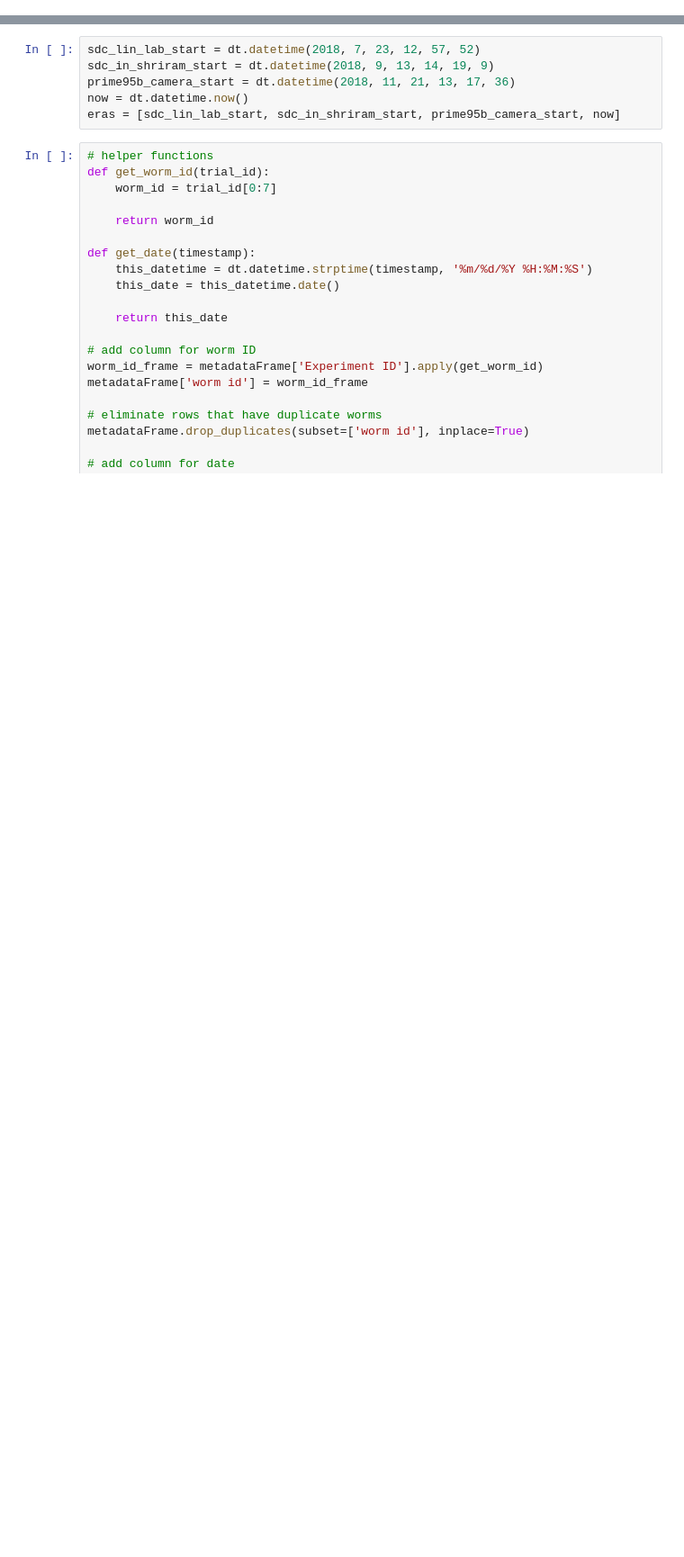
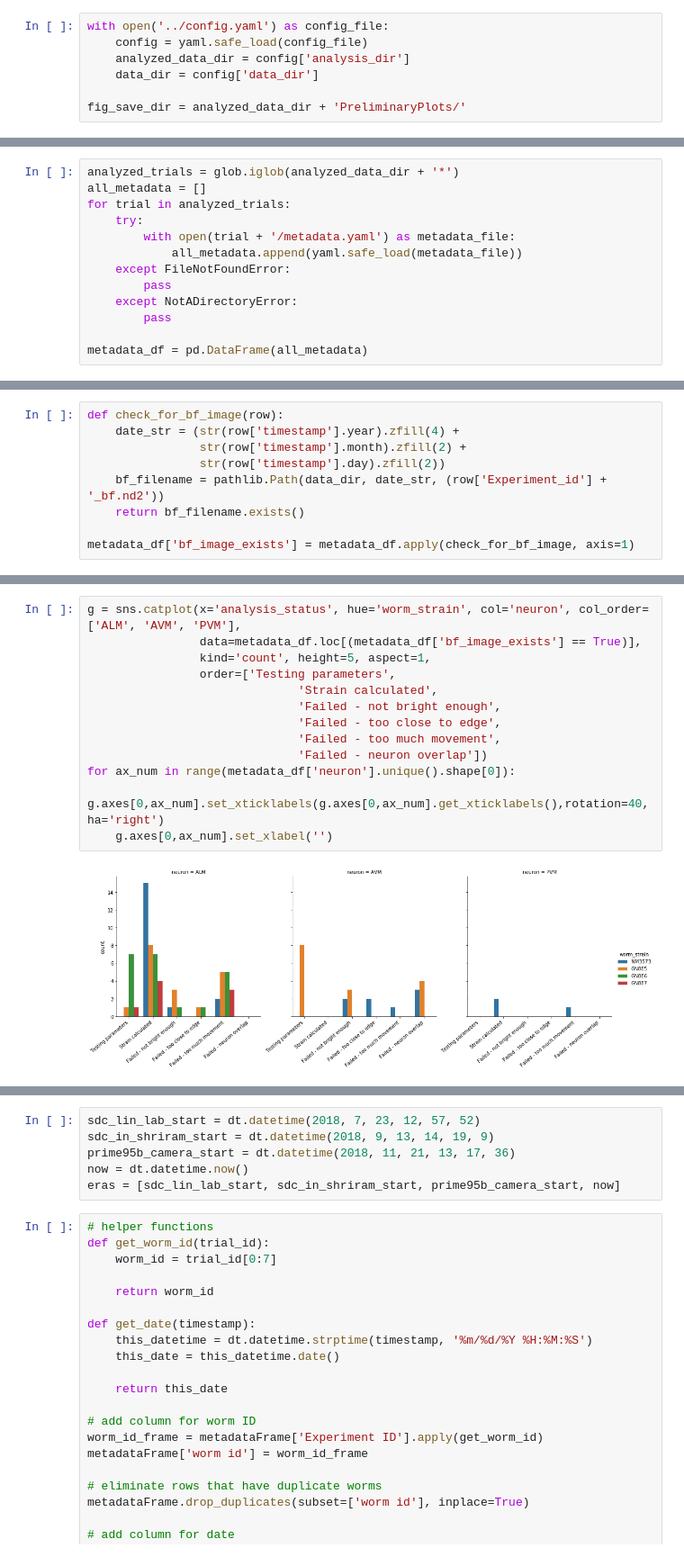
Before and after one commit to anekimken/SSN_ImageAnalysis, a Jupyter notebook: Notebooks/Spinning Disk Microscope Throughput.ipynb, the cells around one changed output, grey strips where cells are left out. Shown at 90% size. Drawn from its saved outputs; the diff is of its cells as text; blank space fills up the shorter version.

Commit message:
Adding some simple plots showing distribution of mitochondria

```diff
--- a/Notebooks/Spinning Disk Microscope Throughput.ipynb
+++ b/Notebooks/Spinning Disk Microscope Throughput.ipynb
@@ -9,0 +27,7 @@ from oauth2client.service_account import ServiceAccountCredentials
+# %%
+with open('../config.yaml') as config_file:
+    config = yaml.safe_load(config_file)
+    analyzed_data_dir = config['analysis_dir']
+    data_dir = config['data_dir']
+
+fig_save_dir = analyzed_data_dir + 'PreliminaryPlots/'
@@ -9,0 +38,13 @@ from oauth2client.service_account import ServiceAccountCredentials
+# %%
+analyzed_trials = glob.iglob(analyzed_data_dir + '*')
+all_metadata = []
+for trial in analyzed_trials:
+    try:
+        with open(trial + '/metadata.yaml') as metadata_file:
+            all_metadata.append(yaml.safe_load(metadata_file))
+    except FileNotFoundError:
+        pass
+    except NotADirectoryError:
+        pass
+
+metadata_df = pd.DataFrame(all_metadata)
@@ -9,0 +53,9 @@ from oauth2client.service_account import ServiceAccountCredentials
+# %%
+def check_for_bf_image(row):
+    date_str = (str(row['timestamp'].year).zfill(4) +
+                str(row['timestamp'].month).zfill(2) +
+                str(row['timestamp'].day).zfill(2))
+    bf_filename = pathlib.Path(data_dir, date_str, (row['Experiment_id'] + '_bf.nd2'))
+    return bf_filename.exists()
+
+metadata_df['bf_image_exists'] = metadata_df.apply(check_for_bf_image, axis=1)
@@ -9,0 +64,15 @@ from oauth2client.service_account import ServiceAccountCredentials
+# %%
+g = sns.catplot(x='analysis_status', hue='worm_strain', col='neuron', col_order=['ALM', 'AVM', 'PVM'],
+                data=metadata_df.loc[(metadata_df['bf_image_exists'] == True)],
+                kind='count', height=5, aspect=1,
+                order=['Testing parameters',
+                              'Strain calculated',
+                              'Failed - not bright enough',
+                              'Failed - too close to edge',
+                              'Failed - too much movement',
+                              'Failed - neuron overlap'])
+for ax_num in range(metadata_df['neuron'].unique().shape[0]):
+    g.axes[0,ax_num].set_xticklabels(g.axes[0,ax_num].get_xticklabels(),rotation=40, ha='right')
+    g.axes[0,ax_num].set_xlabel('')
+# %% [output]
+[figure, added]
```
Also changed, not shown: parts of 14 cells of this notebook, 2 other files.
